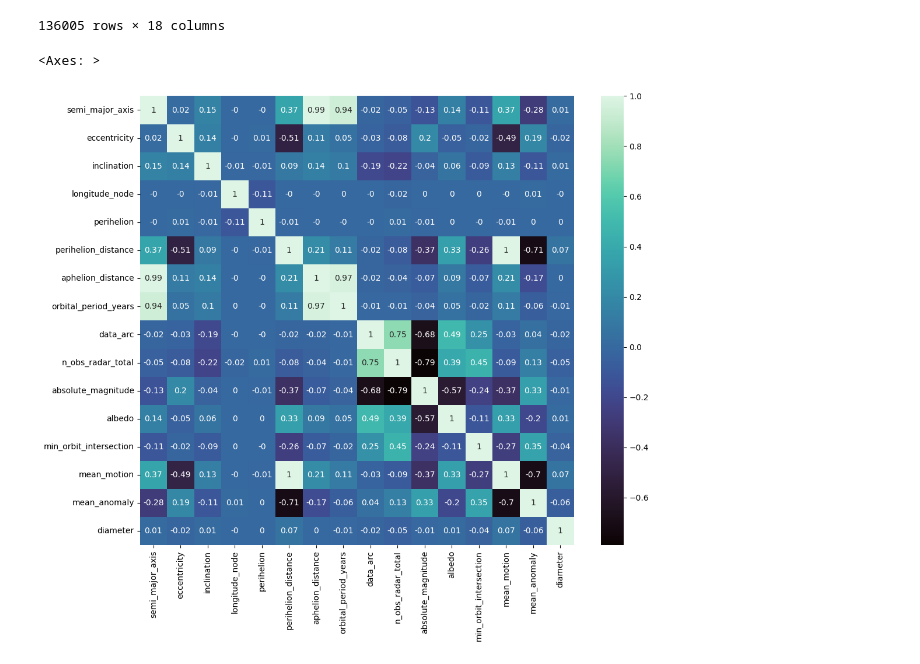
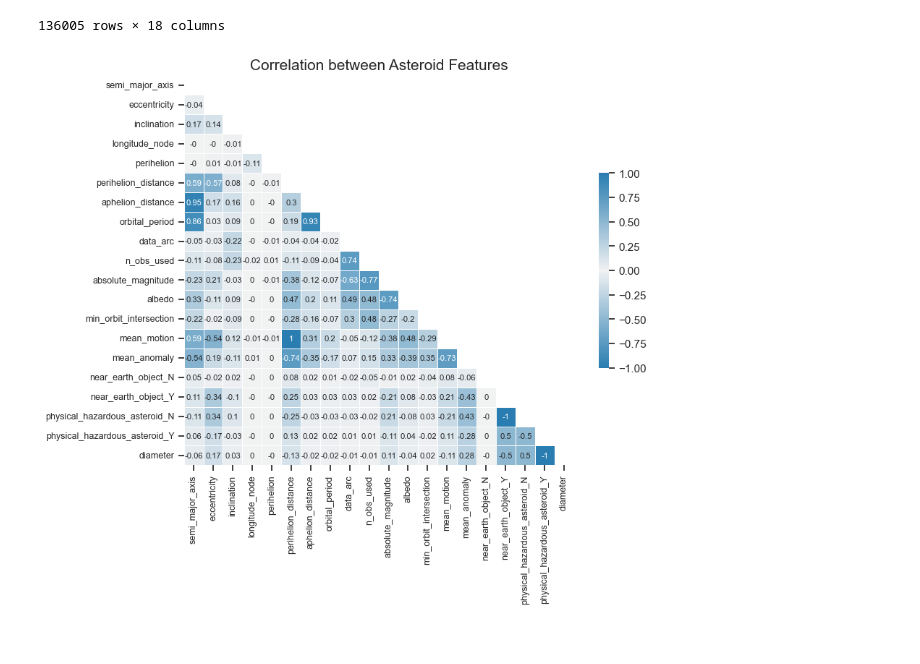
Before and after one commit to raghavSharmaCode/512-project-group-24, a Jupyter notebook: code/EDA.ipynb, the cells around one changed output. Cells and saved outputs as stored; diff of their text form; code cells hidden in the pictures.

Commit message:
Customizing Heatmap

```diff
--- a/code/EDA.ipynb
+++ b/code/EDA.ipynb
@@ -44,16 +44,22 @@ df_main
 | 136004 | 2.417477 | 0.109001 | 4.525668 | 148.244819 | 31.949854 | 2.153970 | ... |
 136005 rows × 18 columns
 # %%
-df_main.columns = ['semi_major_axis', 'eccentricity', 'inclination', 'longitude_node',
+df_norm.columns = ['semi_major_axis', 'eccentricity', 'inclination', 'longitude_node',
        'perihelion', 'perihelion_distance', 'aphelion_distance',
-       'orbital_period_years', 'data_arc', 'n_obs_radar_total',
-       'absolute_magnitude', 'near_earth_object',
-       'potential_hazardous_asteroid', 'albedo',
-       'min_orbit_intersection', 'mean_motion', 'mean_anomaly',
+       'orbital_period', 'data_arc', 'n_obs_used', 'absolute_magnitude',
+       'albedo', 'min_orbit_intersection', 'mean_motion',
+       'mean_anomaly', 'near_earth_object_N', 'near_earth_object_Y',
+       'physical_hazardous_asteroid_N', 'physical_hazardous_asteroid_Y',
        'diameter']
-# %%
-plt.figure(figsize=(12,10))
-sns.heatmap(df_main.corr().round(decimals=2), annot=True, cmap='mako')
-# %% [output]
-<Axes: >
-[figure, removed]
+# %%
+cmap = sns.diverging_palette(240, 240, s=90, as_cmap=True)
+plt.figure(figsize=(9,7))
+sns.heatmap(df_norm.corr().round(decimals=2), cmap=cmap, linewidths=.7,
+            mask=np.triu(np.ones_like(df_norm.corr(), dtype=np.bool)), annot=True, annot_kws={"size": 8},
+            cbar_kws={"shrink": .5}, square=True)
+plt.xticks(fontsize=9)
+plt.yticks(fontsize=9)
+plt.title("Correlation between Asteroid Features", fontsize=15)
+plt.savefig('../images/heatmap_yes_col.png')
+# %% [output]
+[figure, added]
```
Also changed, not shown: parts of 3 cells of this notebook, 4 other files.
